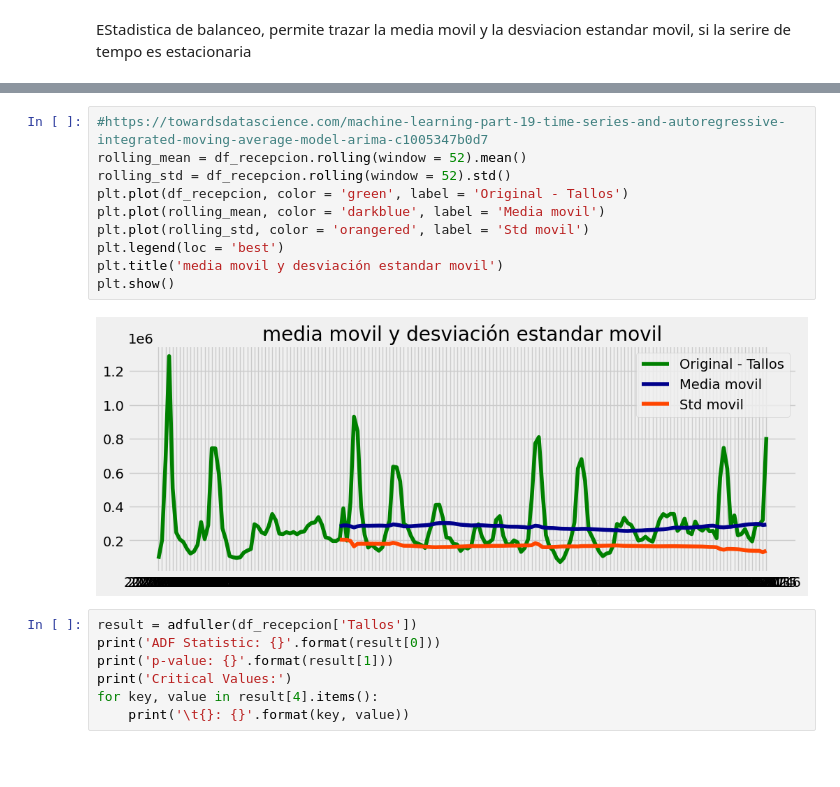
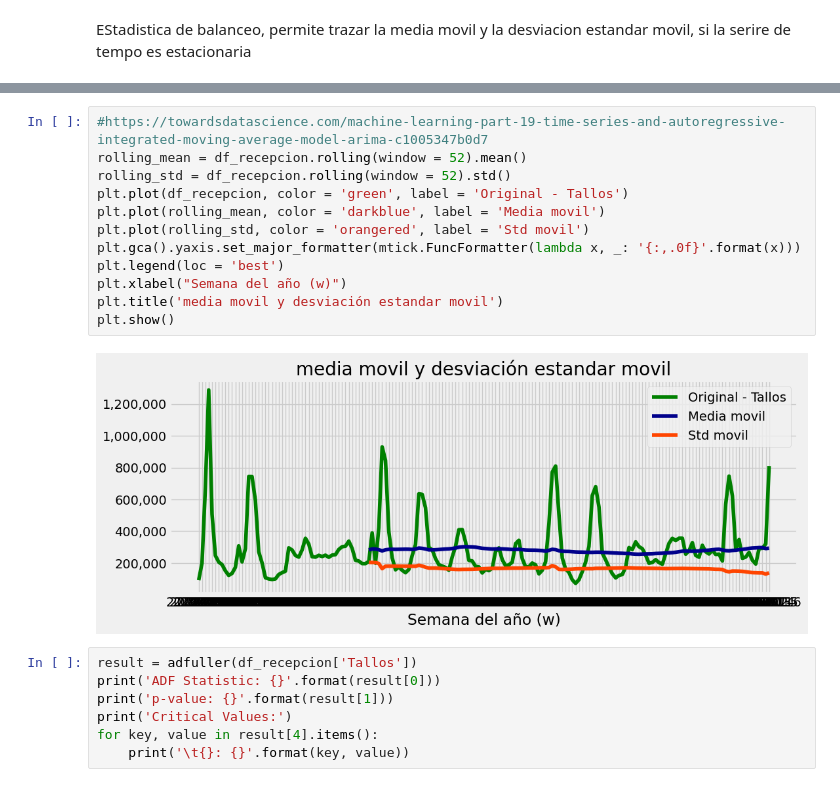
Before and after one commit to angelamejia804/TimeSeries, a Jupyter notebook: Preparacion_TimeSeries_Recepcion_2_1.ipynb, the cells around one changed output, grey strips where cells are left out. Cells and saved outputs as stored; diff of their text form; blank space fills up the shorter version.

```diff
--- a/Preparacion_TimeSeries_Recepcion_2_1.ipynb
+++ b/Preparacion_TimeSeries_Recepcion_2_1.ipynb
@@ -279,15 +497,17 @@ EStadistica de balanceo, permite trazar la media movil y la desviacion estandar
 # %%
 #https://towardsdatascience.com/machine-learning-part-19-time-series-and-autoregressive-integrated-moving-average-model-arima-c1005347b0d7
 rolling_mean = df_recepcion.rolling(window = 52).mean()
 rolling_std = df_recepcion.rolling(window = 52).std()
 plt.plot(df_recepcion, color = 'green', label = 'Original - Tallos')
 plt.plot(rolling_mean, color = 'darkblue', label = 'Media movil')
 plt.plot(rolling_std, color = 'orangered', label = 'Std movil')
+plt.gca().yaxis.set_major_formatter(mtick.FuncFormatter(lambda x, _: '{:,.0f}'.format(x)))
 plt.legend(loc = 'best')
+plt.xlabel("Semana del año (w)")
 plt.title('media movil y desviación estandar movil')
 plt.show()
 # %% [output]
-[figure, old version]
+[figure, new version]
 # %%
 result = adfuller(df_recepcion['Tallos'])
 print('ADF Statistic: {}'.format(result[0]))
```
Also changed, not shown: parts of 12 cells of this notebook.
